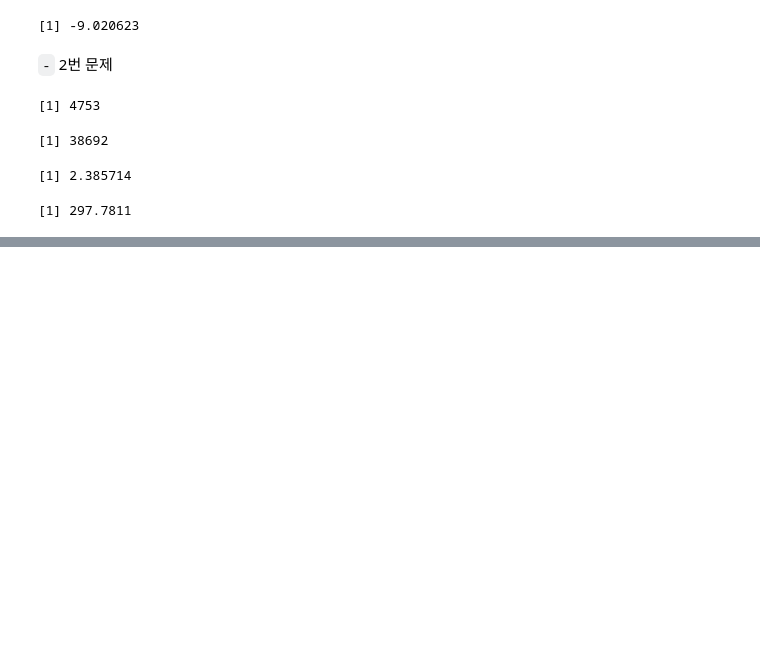
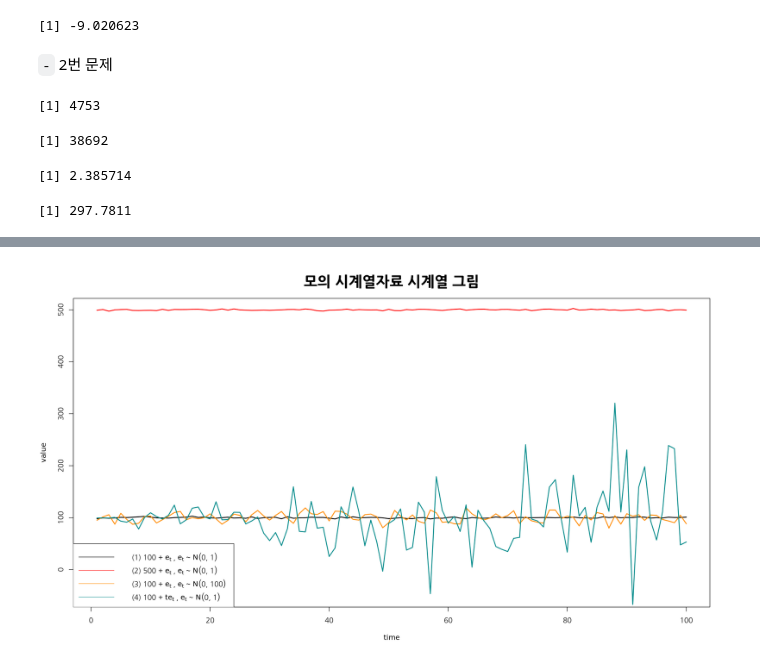
Before and after one commit to HollyRiver/TS2024, a Jupyter notebook: hw/code.ipynb, the cells around one changed output, grey strips where cells are left out. Drawn from its saved outputs; the diff is of its cells as text; code cells hidden in the pictures; blank space fills up the shorter version.

```diff
--- a/hw/code.ipynb
+++ b/hw/code.ipynb
@@ -33,0 +38,18 @@ sum(t*z)
+# %%
+z1 = 100 + rnorm(100, 0, 1)
+z2 = 500 + rnorm(100, 0, 1)
+z3 = 100 + rnorm(100, 0, 10)
+z4 = 100 + seq(1:100)*rnorm(100, 0, 1)
+
+m1 = mean(z1)
+s1 = sd(z1)
+print(paste(m1, s1))
+m2 = mean(z2)
+s2 = sd(z2)
+print(paste(m2, s2))
+m3 = mean(z3)
+s3 = sd(z3)
+print(paste(m3, s3))
+m4 = mean(z4)
+s4 = sd(z4)
+print(paste(m4, s4))
@@ -33,0 +71,14 @@ sum(t*z)
+# %%
+plot(1:100, z1, type = 'l', col = 'black', lwd = 2, ylim = c(-50, 500),
+     xlab = 'time', ylab = 'value', main = "모의 시계열자료 시계열 그림", cex.main = 2)
+lines(1:100, z2, col = 'red', lwd = 2)
+lines(1:100, z3, col = 'darkorange', lwd = 2)
+lines(1:100, z4, col = 'darkcyan', lwd = 2)
+legend(c(expression('(1)'~100~"+"~e[t]~","~e[t]~"~"~N(0, 1)),
+       expression('(2)'~500~"+"~e[t]~","~e[t]~"~"~N(0, 1)),
+       expression('(3)'~100~"+"~e[t]~","~e[t]~"~"~N(0, 100)),
+       expression('(4)'~100~"+"~te[t]~","~e[t]~"~"~N(0, 1))),
+       lwd = 1, col = c("black", "red", "darkorange", "darkcyan"),
+       x = c(-5, 24), y = c(-80, 50))
+# %% [output]
+[figure, added]
```
Also changed, not shown: parts of 4 cells of this notebook.
